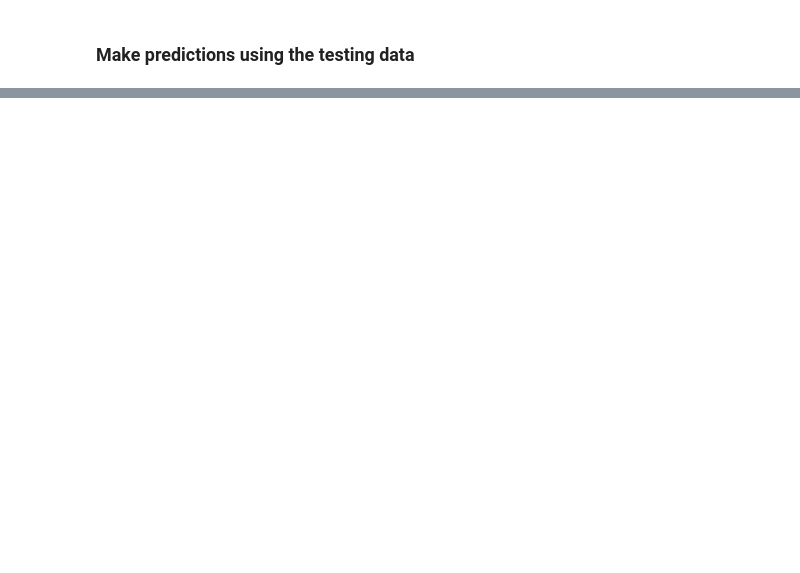
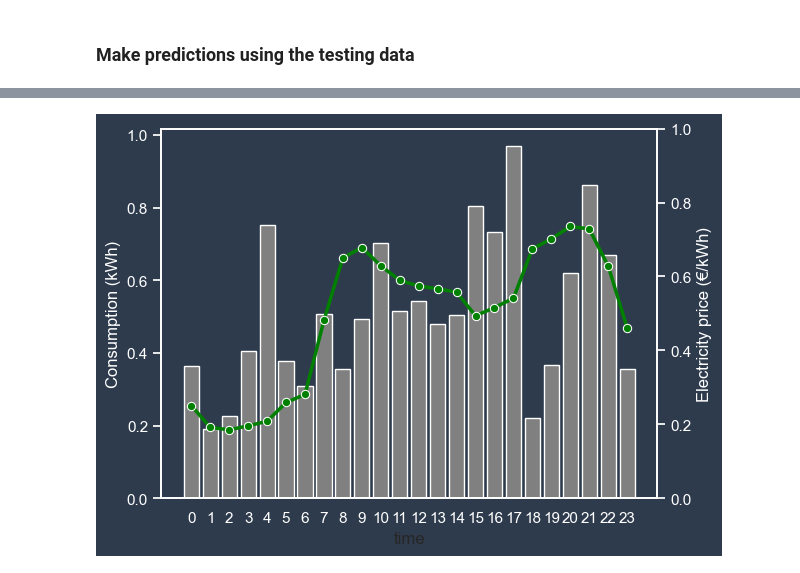
Before and after one commit to TKunnapuu/ElectricityConsumptionPrediction, a Jupyter notebook: model_prediction.ipynb, the cells around one changed output, grey strips where cells are left out. Saved outputs shown, nothing was run; the diff lists cells and outputs as text; code cells hidden in the pictures; blank space fills up the shorter version.

```diff
--- a/model_prediction.ipynb
+++ b/model_prediction.ipynb
@@ -75,0 +333,31 @@ submission.to_csv('submission.csv', index=False)
+# %%
+# Graphing 1 day of predictions
+sns.set(rc={'axes.facecolor': '#2e3b4d', 'figure.facecolor': '#2e3b4d'})
+
+# Make a df with predictions for 1 day and electricity price
+# Take the first 24 hours
+day = test_data[:24]
+day = day.reset_index(drop=True)
+day['el_price'] = test_data.el_price[:24]
+day['time'] = day['time'].apply(lambda x: int(x.split(' ')[1].split(':')[0]))
+
+# Plot the predictions
+sns.barplot(x=day['time'], y=day['consumption'], color='gray')
+sns.lineplot(x=day['time'], y=day['el_price'], color='green', marker='o', linewidth=2.5)
+# First y-axis
+plt.ylabel('Consumption (kWh)', color='white')
+plt.tick_params(colors='white')
+plt.grid(False)
+# Second y-axis
+ax2 = plt.twinx()
+ax2.set_ylabel('Electricity price (€/kWh)', color='white')
+
+# Set ax2 text color
+ax2.tick_params(axis='y', colors='white')
+
+ax2.grid(False)
+
+plt.show()
+# Show only hours
+# %% [output]
+[figure, added]
```
Also changed, not shown: parts of 23 cells of this notebook, 2 other files.
